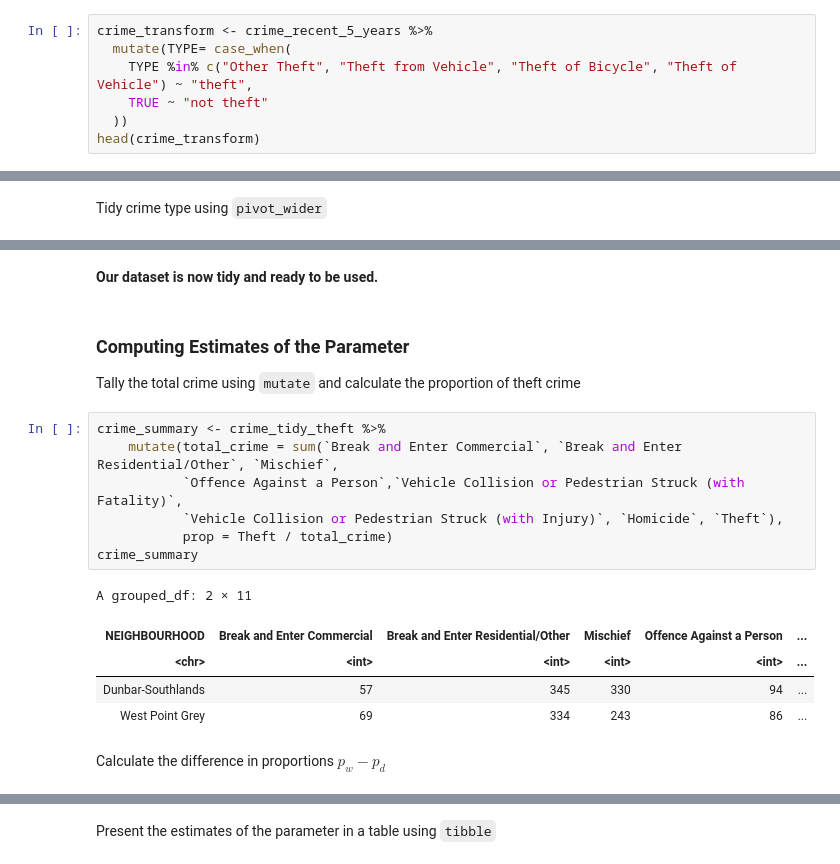
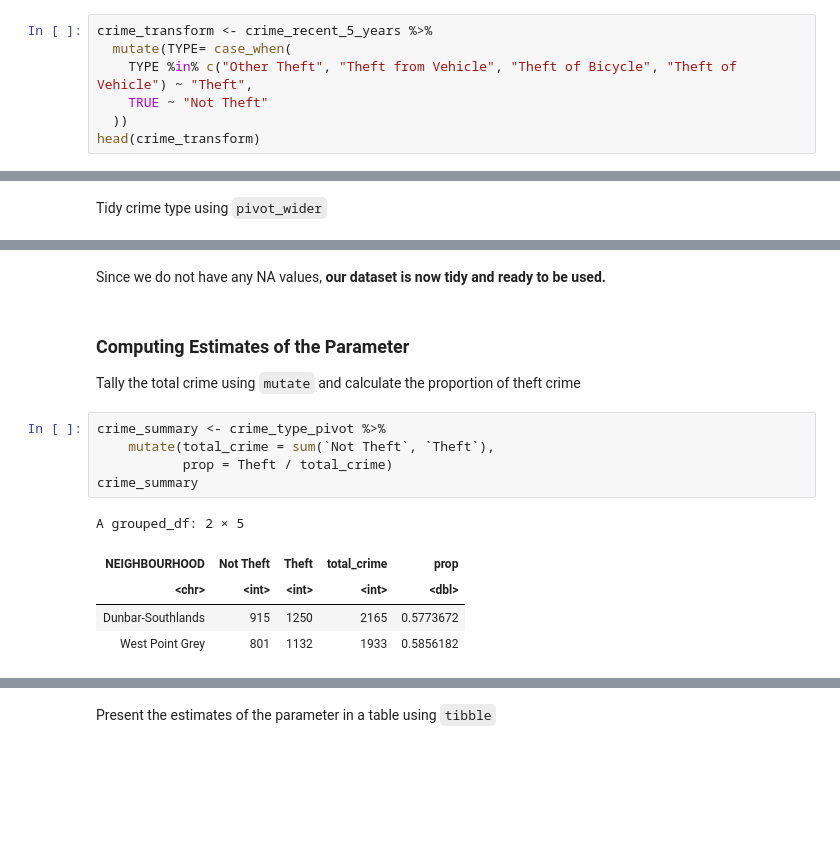
Before and after one commit to fankayii/STAT201_34, a Jupyter notebook: Final Project.ipynb, the cells around one changed output, grey strips where cells are left out. Drawn from its saved outputs; the diff is of its cells as text; blank space fills up the shorter version.

```diff
--- a/Final Project.ipynb
+++ b/Final Project.ipynb
@@ -78,8 +87,8 @@ We will transform the all theft into one column using `mutate` and `case_when`.
 # %%
 crime_transform <- crime_recent_5_years %>%
   mutate(TYPE= case_when(
-    TYPE %in% c("Other Theft", "Theft from Vehicle", "Theft of Bicycle", "Theft of Vehicle") ~ "theft",
-    TRUE ~ "not theft"
+    TYPE %in% c("Other Theft", "Theft from Vehicle", "Theft of Bicycle", "Theft of Vehicle") ~ "Theft",
+    TRUE ~ "Not Theft"
   ))
 head(crime_transform)
 # %% [output]
@@ -134,20 +128,16 @@ A grouped_df: 2 × 9
 # %% [markdown]
-**Our dataset is now tidy and ready to be used.**
+Since we do not have any NA values, **our dataset is now tidy and ready to be used.**
 # %% [markdown]
 ### Computing Estimates of the Parameter
 Tally the total crime using `mutate` and calculate the proportion of theft crime
 # %%
-crime_summary <- crime_tidy_theft %>%
-    mutate(total_crime = sum(`Break and Enter Commercial`, `Break and Enter Residential/Other`, `Mischief`,
-           `Offence Against a Person`,`Vehicle Collision or Pedestrian Struck (with Fatality)`,
-           `Vehicle Collision or Pedestrian Struck (with Injury)`, `Homicide`, `Theft`),
+crime_summary <- crime_type_pivot %>%
+    mutate(total_crime = sum(`Not Theft`, `Theft`),
            prop = Theft / total_crime)
 crime_summary
 # %% [output]
-A grouped_df: 2 × 11
+A grouped_df: 2 × 5
-| NEIGHBOURHOOD | Break and Enter Commercial | Break and Enter Residential/Other | Mischief | Offence Against a Person | ... |
-| <chr> | <int> | <int> | <int> | <int> | ... |
-| Dunbar-Southlands | 57 | 345 | 330 | 94 | ... |
-| West Point Grey | 69 | 334 | 243 | 86 | ... |
+| NEIGHBOURHOOD | Not Theft | Theft | total_crime | prop |
+| <chr> | <int> | <int> | <int> | <dbl> |
+| Dunbar-Southlands | 915 | 1250 | 2165 | 0.5773672 |
+| West Point Grey | 801 | 1132 | 1933 | 0.5856182 |
-# %% [markdown]
-Calculate the difference in proportions $p_w - p_d$
```
Also changed, not shown: parts of 28 cells of this notebook.
